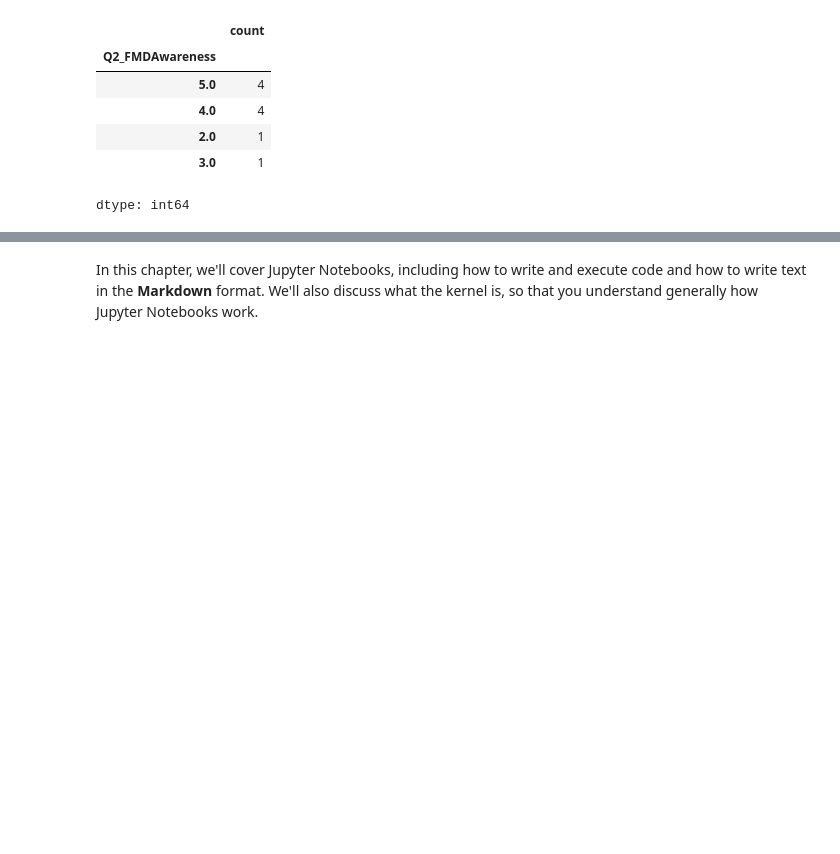
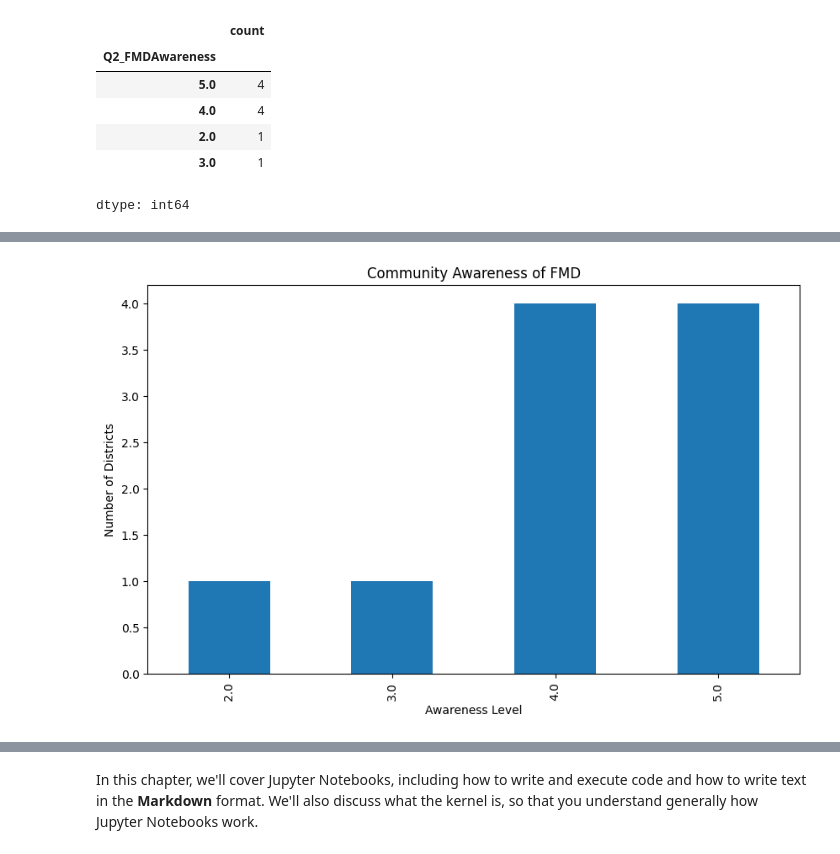
Before and after one commit to TsholoMolefe/CovidPortfolioProject, a Jupyter notebook: content/02-getting-started/jupyter_notebooks.ipynb, the cells around one changed output, grey strips where cells are left out. Cells and saved outputs as stored; diff of their text form; code cells hidden in the pictures; blank space fills up the shorter version.

```diff
--- a/content/02-getting-started/jupyter_notebooks.ipynb
+++ b/content/02-getting-started/jupyter_notebooks.ipynb
@@ -165,3 +167,10 @@ df["Q2_FMDAwareness"].value_counts()
 | 2.0 | 1 |
 | 3.0 | 1 |
 dtype: int64
+# %%
+freq = pd.DataFrame({
+    "Frequency": df["Q2_FMDAwareness"].value_counts(),
+    "Percent": df["Q2_FMDAwareness"].value_counts(normalize=True) * 100
+})
+
+freq
@@ -167,0 +184,12 @@ dtype: int64
+# %%
+freq.sort_index()["Frequency"].plot(kind="bar")
+
+plt.title("Community Awareness of FMD")
+
+plt.xlabel("Awareness Level")
+
+plt.ylabel("Number of Districts")
+
+plt.show()
+# %% [output]
+[figure, added]
```
Also changed, not shown: parts of 6 cells of this notebook.
